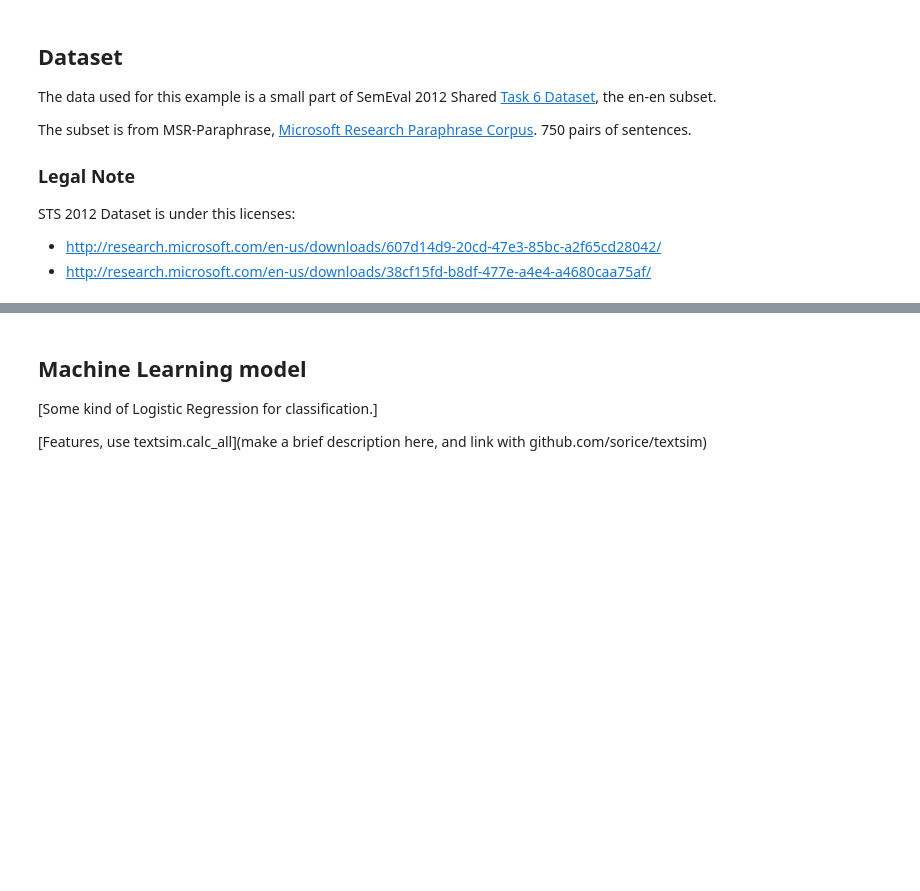
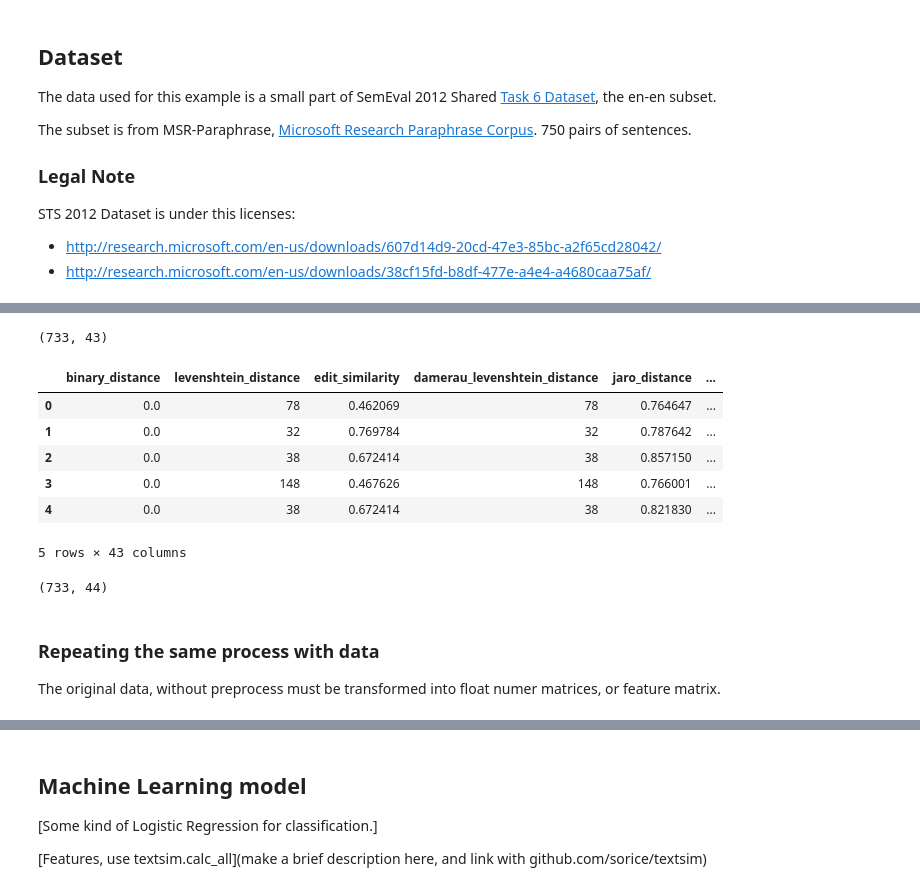
Before and after one commit to sorice/preprocess, a Jupyter notebook: docs/edu/applied_preprocessing.ipynb, the cells around one changed output, grey strips where cells are left out. Drawn from its saved outputs; the diff is of its cells as text; code cells hidden in the pictures; blank space fills up the shorter version.

Commit message:
doc: applied preprocessing notebook alpha1

```diff
--- a/docs/edu/applied_preprocessing.ipynb
+++ b/docs/edu/applied_preprocessing.ipynb
@@ -38,0 +37,7 @@ STS 2012 Dataset is under this licenses:
+# %%
+#import the dataset
+import pandas as pd
+data = pd.read_csv('../../preprocess/data/2012SMTeuroparl.train.tsv', sep='\t')
+# %%
+data.columns = ['score','s1','s2']
+data.head()
@@ -42,0 +83,15 @@ import preprocess
+# %%
+#You can play with the atomic steps preproc-text library allows
+flow = ['lowercase',
+        'expand_contractions',
+        'replace_dot_sequence',
+        'multipart_words',
+        'replace_punctuation',
+        'del_digits']
+
+pdata = deepcopy(data)
+
+#Preprocess all the sentences and keep the new value in pdata
+for i in range(len(pdata)):
+    pdata.iloc[i].s1 = preprocess.pipeline(pdata.iloc[i].s1, flow=flow)
+    pdata.iloc[i].s2 = preprocess.pipeline(pdata.iloc[i].s2, flow=flow)
@@ -42,0 +111,23 @@ import preprocess
+# %%
+mlpdata = pd.DataFrame()
+mlpdata['score'] = pdata['score']
+
+textsimData =pd.DataFrame()
+#make textsim matrix
+for metric in textsim.__all_distances__:
+    observations = []
+    for i in range(len(pdata)):
+        observations.append(textsim.__all_distances__[metric](pdata.iloc[i].s1, pdata.iloc[i].s2))
+    textsimData[metric] = observations
+# %%
+print(textsimData.shape)
+textsimData.head()
+# %% [output]
+(733, 43)
+|  | binary_distance | levenshtein_distance | edit_similarity | damerau_levenshtein_distance | jaro_distance | ... |
+| 0 | 0.0 | 78 | 0.462069 | 78 | 0.764647 | ... |
+| 1 | 0.0 | 32 | 0.769784 | 32 | 0.787642 | ... |
+| 2 | 0.0 | 38 | 0.672414 | 38 | 0.857150 | ... |
+| 3 | 0.0 | 148 | 0.467626 | 148 | 0.766001 | ... |
+| 4 | 0.0 | 38 | 0.672414 | 38 | 0.821830 | ... |
+5 rows × 43 columns
@@ -42,0 +136,8 @@ import preprocess
+# %%
+pmatrix.shape
+# %% [output]
+(733, 44)
+# %% [markdown]
+### Repeating the same process with data
+
+The original data, without preprocess must be transformed into float numer matrices, or feature matrix.
```
Also changed, not shown: parts of 22 cells of this notebook, 4 other files.
